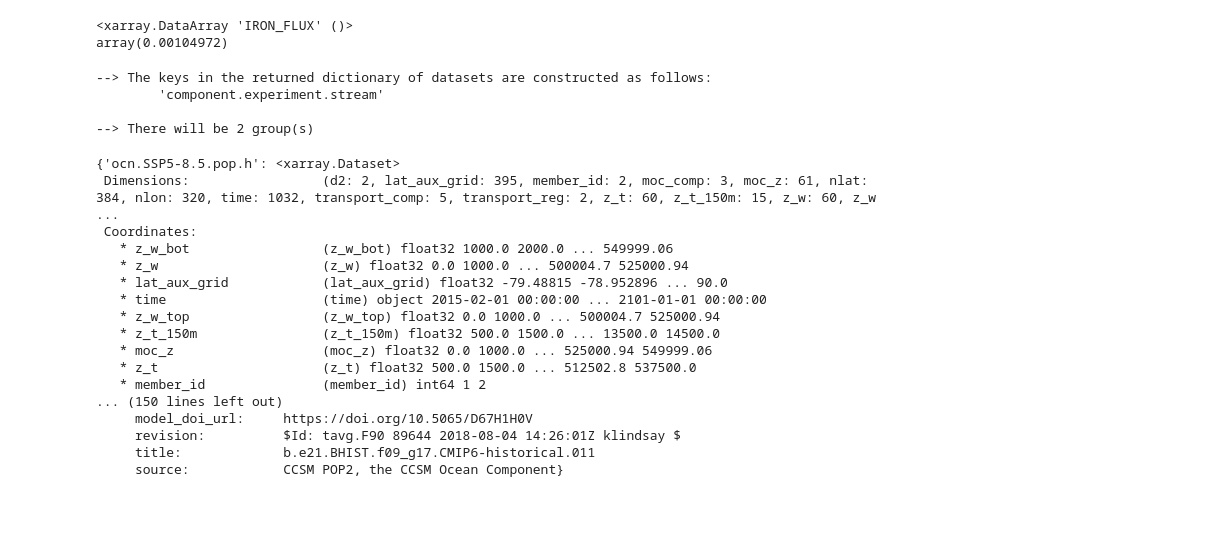
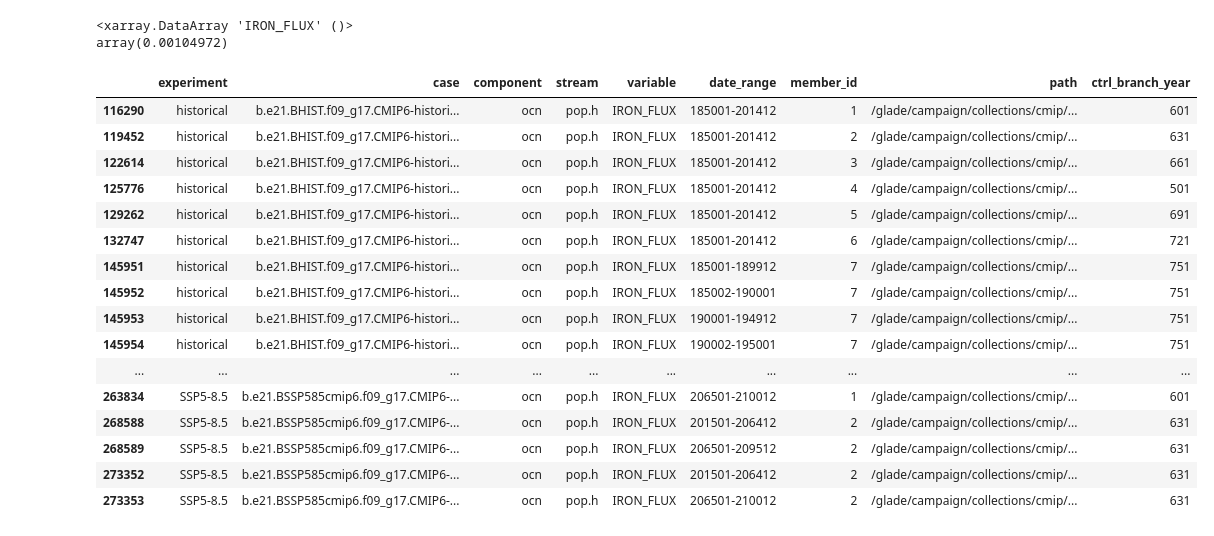
Before and after one commit to marbl-ecosys/cesm2-marbl, a Jupyter notebook: notebooks/forcing_iron_flux.ipynb, the cells around one changed output. Cells and saved outputs as stored; diff of their text form; code cells hidden in the pictures; blank space fills up the shorter version.

```diff
--- a/notebooks/forcing_iron_flux.ipynb
+++ b/notebooks/forcing_iron_flux.ipynb
@@ -265,26 +266,33 @@ iron_flux_map2.max()
 array(0.00104972)
 # %%
 # TODO: Matt mentioned extending time series plot to 2100
-cesm2.search(experiment=['historical', 'SSP5-8.5'], variable='IRON_FLUX').to_dataset_dict(cdf_kwargs={'chunks':{'time': 48}})
+dq_tmp = cesm2.search(experiment=['historical', 'SSP5-8.5'], variable='IRON_FLUX')
+
+dq_tmp.df
+# NOTE THE ADDITIONAL BAD DATES IN THE SSP5-8.5 EXPERIMENTS!!!!
+
+# # WORKAROUND DUE TO BAD DATA ON CAMPAIGN
+# df = dq_tmp.df.copy()
+# dq_tmp.df = df[~df.date_range.isin(['185002-190001', '190002-195001', '195002-200001', '200002-201412', '206501-209012', '206501-209512'])]
+
+# dq = dq_tmp.to_dataset_dict(cdf_kwargs={'chunks':{'time': 48}})
+
+# dq
 # %% [output]
---> The keys in the returned dictionary of datasets are constructed as follows:
-        'component.experiment.stream'
-
---> There will be 2 group(s)
-{'ocn.SSP5-8.5.pop.h': <xarray.Dataset>
- Dimensions:                 (d2: 2, lat_aux_grid: 395, member_id: 2, moc_comp: 3, moc_z: 61, nlat: 384, nlon: 320, time: 1032, transport_comp: 5, transport_reg: 2, z_t: 60, z_t_150m: 15, z_w: 60, z_w ...
- Coordinates:
-   * z_w_bot                 (z_w_bot) float32 1000.0 2000.0 ... 549999.06
-   * z_w                     (z_w) float32 0.0 1000.0 ... 500004.7 525000.94
-   * lat_aux_grid            (lat_aux_grid) float32 -79.48815 -78.952896 ... 90.0
-   * time                    (time) object 2015-02-01 00:00:00 ... 2101-01-01 00:00:00
-   * z_w_top                 (z_w_top) float32 0.0 1000.0 ... 500004.7 525000.94
-   * z_t_150m                (z_t_150m) float32 500.0 1500.0 ... 13500.0 14500.0
-   * moc_z                   (moc_z) float32 0.0 1000.0 ... 525000.94 549999.06
-   * z_t                     (z_t) float32 500.0 1500.0 ... 512502.8 537500.0
-   * member_id               (member_id) int64 1 2
-... (150 lines left out)
-     model_doi_url:     https://doi.org/10.5065/D67H1H0V
-     revision:          $Id: tavg.F90 89644 2018-08-04 14:26:01Z klindsay $
-     title:             b.e21.BHIST.f09_g17.CMIP6-historical.011
-     source:            CCSM POP2, the CCSM Ocean Component}
+|  | experiment | case | component | stream | variable | date_range | member_id | path | ctrl_branch_year |
+| 116290 | historical | b.e21.BHIST.f09_g17.CMIP6-histori... | ocn | pop.h | IRON_FLUX | 185001-201412 | 1 | /glade/campaign/collections/cmip/... | 601 |
+| 119452 | historical | b.e21.BHIST.f09_g17.CMIP6-histori... | ocn | pop.h | IRON_FLUX | 185001-201412 | 2 | /glade/campaign/collections/cmip/... | 631 |
+| 122614 | historical | b.e21.BHIST.f09_g17.CMIP6-histori... | ocn | pop.h | IRON_FLUX | 185001-201412 | 3 | /glade/campaign/collections/cmip/... | 661 |
+| 125776 | historical | b.e21.BHIST.f09_g17.CMIP6-histori... | ocn | pop.h | IRON_FLUX | 185001-201412 | 4 | /glade/campaign/collections/cmip/... | 501 |
+| 129262 | historical | b.e21.BHIST.f09_g17.CMIP6-histori... | ocn | pop.h | IRON_FLUX | 185001-201412 | 5 | /glade/campaign/collections/cmip/... | 691 |
+| 132747 | historical | b.e21.BHIST.f09_g17.CMIP6-histori... | ocn | pop.h | IRON_FLUX | 185001-201412 | 6 | /glade/campaign/collections/cmip/... | 721 |
+| 145951 | historical | b.e21.BHIST.f09_g17.CMIP6-histori... | ocn | pop.h | IRON_FLUX | 185001-189912 | 7 | /glade/campaign/collections/cmip/... | 751 |
+| 145952 | historical | b.e21.BHIST.f09_g17.CMIP6-histori... | ocn | pop.h | IRON_FLUX | 185002-190001 | 7 | /glade/campaign/collections/cmip/... | 751 |
+| 145953 | historical | b.e21.BHIST.f09_g17.CMIP6-histori... | ocn | pop.h | IRON_FLUX | 190001-194912 | 7 | /glade/campaign/collections/cmip/... | 751 |
+| 145954 | historical | b.e21.BHIST.f09_g17.CMIP6-histori... | ocn | pop.h | IRON_FLUX | 190002-195001 | 7 | /glade/campaign/collections/cmip/... | 751 |
+| ... | ... | ... | ... | ... | ... | ... | ... | ... | ... |
+| 263834 | SSP5-8.5 | b.e21.BSSP585cmip6.f09_g17.CMIP6-... | ocn | pop.h | IRON_FLUX | 206501-210012 | 1 | /glade/campaign/collections/cmip/... | 601 |
+| 268588 | SSP5-8.5 | b.e21.BSSP585cmip6.f09_g17.CMIP6-... | ocn | pop.h | IRON_FLUX | 201501-206412 | 2 | /glade/campaign/collections/cmip/... | 631 |
+| 268589 | SSP5-8.5 | b.e21.BSSP585cmip6.f09_g17.CMIP6-... | ocn | pop.h | IRON_FLUX | 206501-209512 | 2 | /glade/campaign/collections/cmip/... | 631 |
+| 273352 | SSP5-8.5 | b.e21.BSSP585cmip6.f09_g17.CMIP6-... | ocn | pop.h | IRON_FLUX | 201501-206412 | 2 | /glade/campaign/collections/cmip/... | 631 |
+| 273353 | SSP5-8.5 | b.e21.BSSP585cmip6.f09_g17.CMIP6-... | ocn | pop.h | IRON_FLUX | 206501-210012 | 2 | /glade/campaign/collections/cmip/... | 631 |
```
Also changed, not shown: parts of 8 cells of this notebook, 1 other file.
